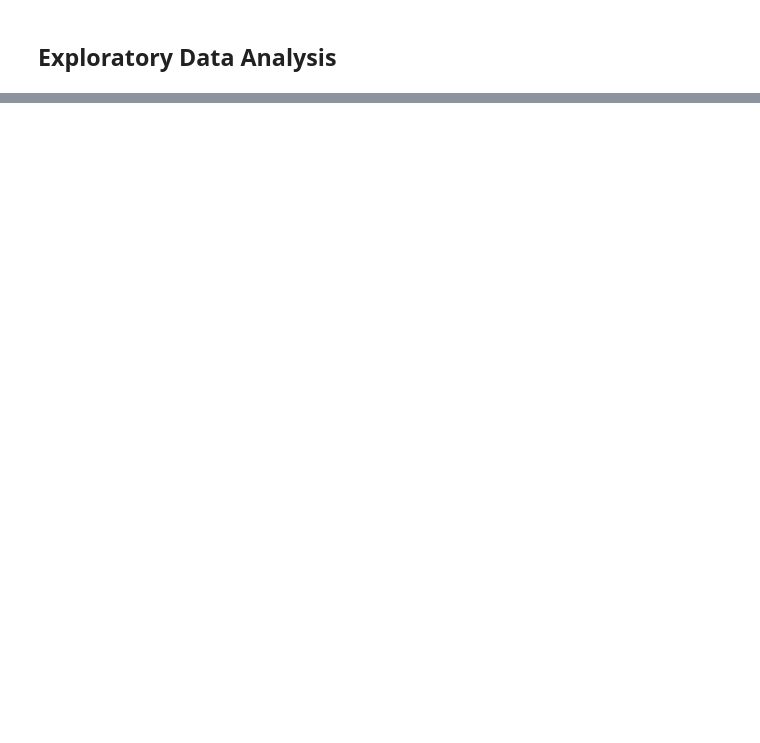
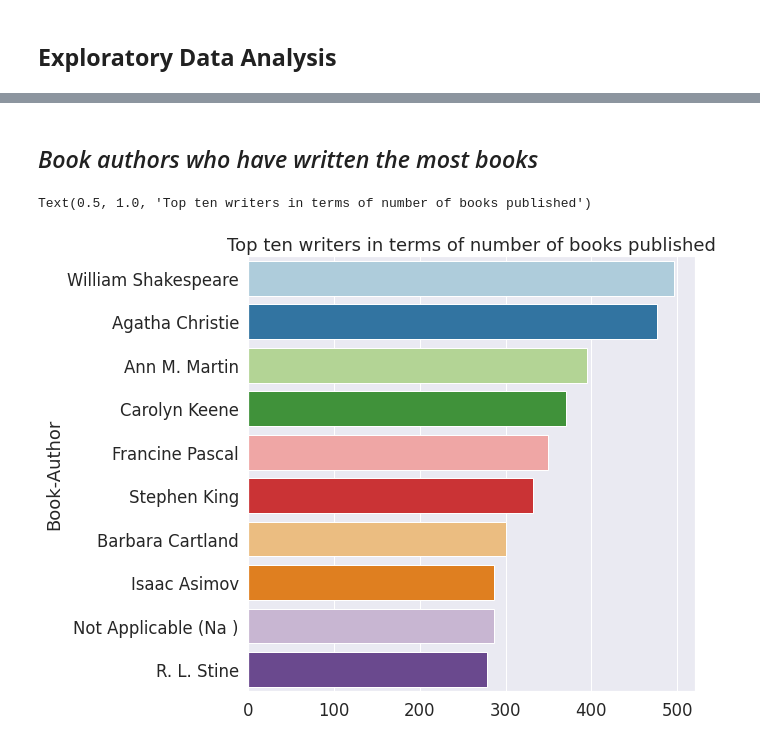
Before and after one commit to RadhikaRM/Bookrecommendersystem, a Jupyter notebook: Book_Recommender_System.ipynb, the cells around one changed output, grey strips where cells are left out. Drawn from its saved outputs; the diff is of its cells as text; code cells hidden in the pictures; blank space fills up the shorter version.

```diff
--- a/Book_Recommender_System.ipynb
+++ b/Book_Recommender_System.ipynb
@@ -649,0 +650,22 @@ books_df.head(5)
+# %% [markdown]
+## *Book authors who have written the most books*
+# %%
+
+
+#Authored the most number of  books
+
+popular_authors=books_df.groupby('Book-Author')['Book-Title'].nunique().nlargest(10)
+sns.barplot(x=popular_authors.values,y=popular_authors.index,palette='Paired')
+plt.title('Top ten writers in terms of number of books published')
+
+
+# #Best selling authors
+# plt.subplot(1,2,2)
+# books_rating_df_1 = pd.merge(books_df, rating_df_new, on='ISBN', how='inner')
+# best_selling_authors=books_rating_df_1.groupby('Book-Author')['User-ID'].nunique().nlargest(10)
+# sns.barplot(x=best_selling_authors.values,y=best_selling_authors.index,palette='Paired')
+# plt.title('Best selling authors')
+# plt.tight_layout()
+# %% [output]
+Text(0.5, 1.0, 'Top ten writers in terms of number of books published')
+[figure, added]
```
Also changed, not shown: parts of 43 cells of this notebook.
